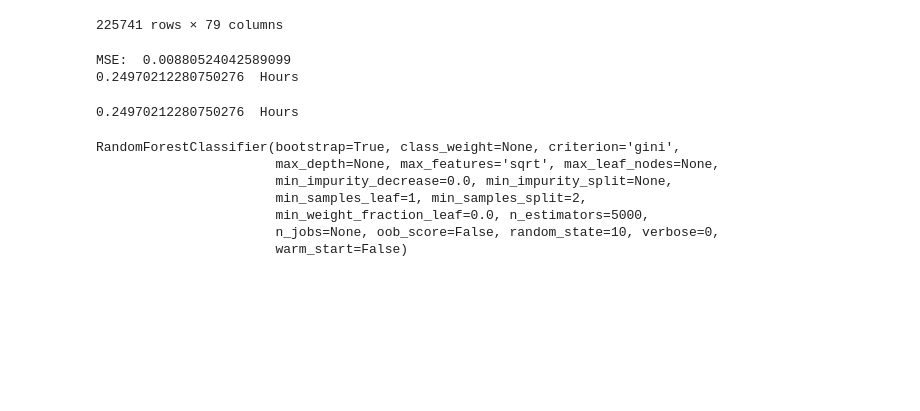
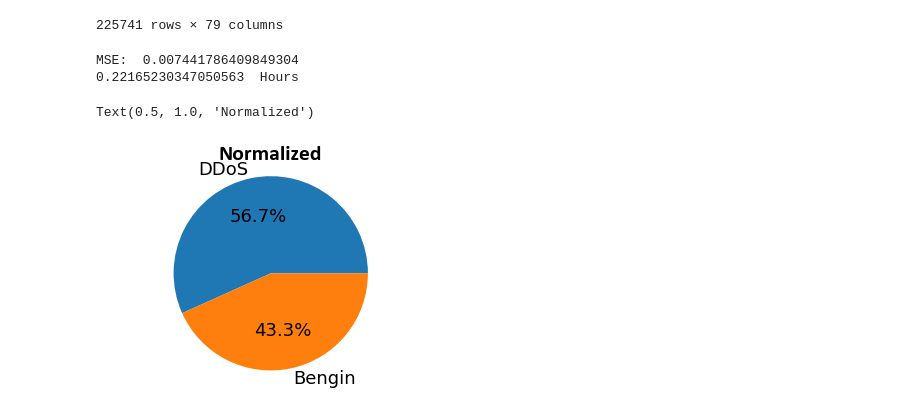
Before and after one commit to Alynoser/Capstone, a Jupyter notebook: DDoS-Random-Forest.ipynb, the cells around one changed output. Drawn from its saved outputs; the diff is of its cells as text; code cells hidden in the pictures; blank space fills up the shorter version.

```diff
--- a/DDoS-Random-Forest.ipynb
+++ b/DDoS-Random-Forest.ipynb
@@ -184,6 +186,9 @@ Y = df.Label
 X = df.iloc[:,:-1]
 a = time.time()
 xtrainDF, xtestDF, ytrainDF, ytestDF = train_test_split(X, Y, test_size=0.4, random_state=10)
+sc = StandardScaler()
+xtrainDF = sc.fit_transform(xtrainDF)
+xtestDF = sc.transform(xtestDF)
 lreg = RandomForestClassifier(n_estimators=5000, bootstrap = True, max_features = 'sqrt', random_state = 10)
 lfit = lreg.fit(xtrainDF, ytrainDF)
 prediction_of_test = lfit.predict(xtestDF)
@@ -192,8 +197,27 @@ b = time.time()
 print("MSE: ", MSE)
 print(((b-a)/60)/60, " Hours")
 # %% [output]
-MSE:  0.00880524042589099
-0.24970212280750276  Hours
+MSE:  0.007441786409849304
+0.22165230347050563  Hours
+# %%
+attack = 0
+benign = 0
+for i in prediction_of_test:
+    if i == 1:
+        attack = attack + 1
+    else:
+        benign = benign + 1
+# %%
+labels = ['DDoS', 'Bengin']
+sizes = [attack, benign]
+plt.rcParams.update({'font.size': 18})
+fig, ax = plt.subplots()
+ax.pie(sizes, labels=labels, autopct = '%1.1f%%')
+ax.axis('equal')
+ax.set_title('Normalized', fontweight='bold', fontname='calibri')
+# %% [output]
+Text(0.5, 1.0, 'Normalized')
+[figure, added]
 # %%
 # def fit_model(df_data, df_label):
 #     xtrainDF, xtestDF, ytrainDF, ytestDF = train_test_split(df_data, df_label, test_size=0.4, random_state=10)
@@ -248,17 +272,3 @@ MSE:  0.00880524042589099
 #     if fMSE > key:
 #         fMSE = key
 #         fdf = MSE_list[key]
-# %%
-print(((b-a)/60)/60, " Hours")
-# %% [output]
-0.24970212280750276  Hours
-# %%
-lfit
-# %% [output]
-RandomForestClassifier(bootstrap=True, class_weight=None, criterion='gini',
-                       max_depth=None, max_features='sqrt', max_leaf_nodes=None,
-                       min_impurity_decrease=0.0, min_impurity_split=None,
-                       min_samples_leaf=1, min_samples_split=2,
-                       min_weight_fraction_leaf=0.0, n_estimators=5000,
-                       n_jobs=None, oob_score=False, random_state=10, verbose=0,
-                       warm_start=False)
```
Also changed, not shown: parts of 7 cells of this notebook, 7 other files.
